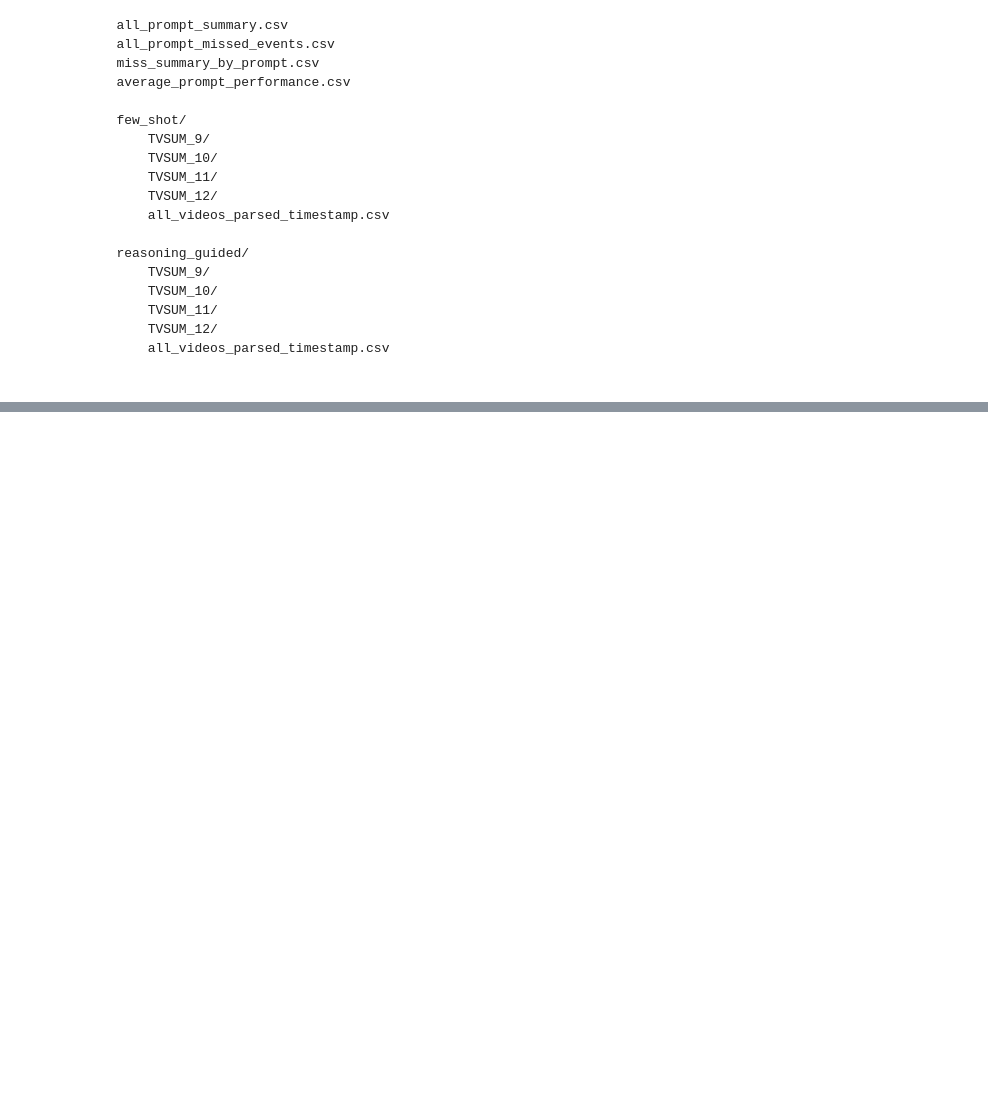
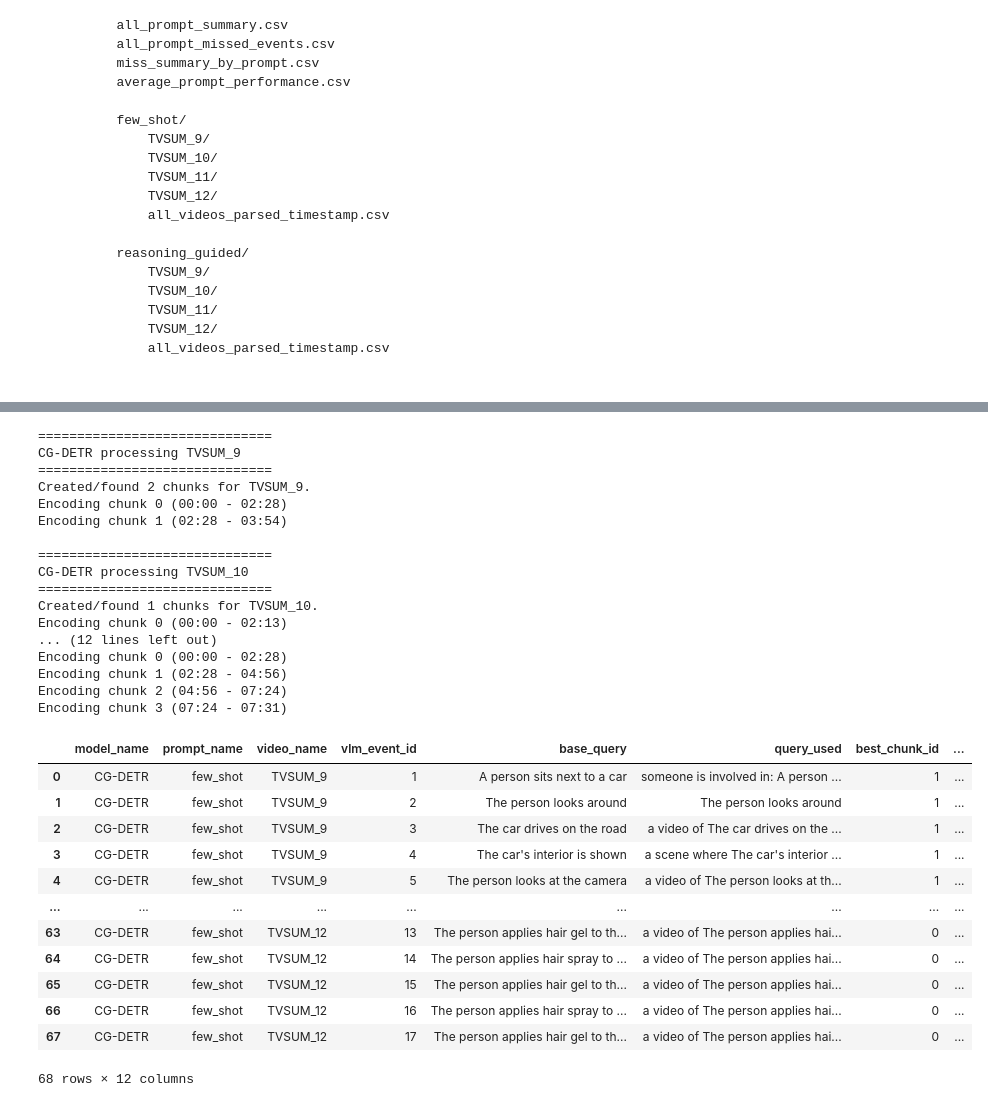
Before and after one commit to AlbinoLoaf/cv_grp3_2026, a Jupyter notebook: vlm_event_detection_group3.ipynb, the cells around one changed output, grey strips where cells are left out. Saved outputs shown, nothing was run; the diff lists cells and outputs as text; code cells hidden in the pictures; blank space fills up the shorter version.

```diff
--- a/vlm_event_detection_group3.ipynb
+++ b/vlm_event_detection_group3.ipynb
@@ -2175,0 +2358,24 @@ outputs_vlm_event_detection/
+# %%
+# =========================
+# LOAD CG-DETR MODEL
+# =========================
+
+CGDETR_CKPT_PATH = Path("results/cg_detr/qvhighlight/clip/best.ckpt")
+
+print("Checkpoint exists:", CGDETR_CKPT_PATH.exists())
+print("Checkpoint path:", CGDETR_CKPT_PATH.resolve())
+
+if not CGDETR_CKPT_PATH.exists():
+    raise FileNotFoundError(
+        "CG-DETR checkpoint is missing.\n"
+        "Place the pretrained checkpoint at:\n"
+        "results/cg_detr/qvhighlight/clip/best.ckpt"
+    )
+
+cgdetr_model = CGDETRPredictor(
+    str(CGDETR_CKPT_PATH),
+    device="cpu",
+    feature_name="clip"
+)
+
+print("CG-DETR model loaded.")
@@ -2175,0 +2640,48 @@ outputs_vlm_event_detection/
+# %%
+# =========================
+# RUN AND SAVE CG-DETR PREDICTIONS
+# =========================
+
+cgdetr_predictions_df = run_cgdetr_on_vlm_events_chunked(
+    model=cgdetr_model,
+    videos=VIDEOS,
+    vlm_events_df=vlm_queries_df
+)
+
+display(cgdetr_predictions_df)
+
+cgdetr_predictions_df.to_csv(
+    MOMENT_OUTPUT_DIR / "cgdetr_predictions_from_fewshot_vlm_events.csv",
+    index=False
+)
+# %% [output]
+==============================
+CG-DETR processing TVSUM_9
+==============================
+Created/found 2 chunks for TVSUM_9.
+Encoding chunk 0 (00:00 - 02:28)
+Encoding chunk 1 (02:28 - 03:54)
+
+==============================
+CG-DETR processing TVSUM_10
+==============================
+Created/found 1 chunks for TVSUM_10.
+Encoding chunk 0 (00:00 - 02:13)
+... (12 lines left out)
+Encoding chunk 0 (00:00 - 02:28)
+Encoding chunk 1 (02:28 - 04:56)
+Encoding chunk 2 (04:56 - 07:24)
+Encoding chunk 3 (07:24 - 07:31)
+|  | model_name | prompt_name | video_name | vlm_event_id | base_query | query_used | best_chunk_id | ... |
+| 0 | CG-DETR | few_shot | TVSUM_9 | 1 | A person sits next to a car | someone is involved in: A person ... | 1 | ... |
+| 1 | CG-DETR | few_shot | TVSUM_9 | 2 | The person looks around | The person looks around | 1 | ... |
+| 2 | CG-DETR | few_shot | TVSUM_9 | 3 | The car drives on the road | a video of The car drives on the ... | 1 | ... |
+| 3 | CG-DETR | few_shot | TVSUM_9 | 4 | The car's interior is shown | a scene where The car's interior ... | 1 | ... |
+| 4 | CG-DETR | few_shot | TVSUM_9 | 5 | The person looks at the camera | a video of The person looks at th... | 1 | ... |
+| ... | ... | ... | ... | ... | ... | ... | ... | ... |
+| 63 | CG-DETR | few_shot | TVSUM_12 | 13 | The person applies hair gel to th... | a video of The person applies hai... | 0 | ... |
+| 64 | CG-DETR | few_shot | TVSUM_12 | 14 | The person applies hair spray to ... | a video of The person applies hai... | 0 | ... |
+| 65 | CG-DETR | few_shot | TVSUM_12 | 15 | The person applies hair gel to th... | a video of The person applies hai... | 0 | ... |
+| 66 | CG-DETR | few_shot | TVSUM_12 | 16 | The person applies hair spray to ... | a video of The person applies hai... | 0 | ... |
+| 67 | CG-DETR | few_shot | TVSUM_12 | 17 | The person applies hair gel to th... | a video of The person applies hai... | 0 | ... |
+68 rows × 12 columns
```
Also changed, not shown: parts of 32 cells of this notebook.
